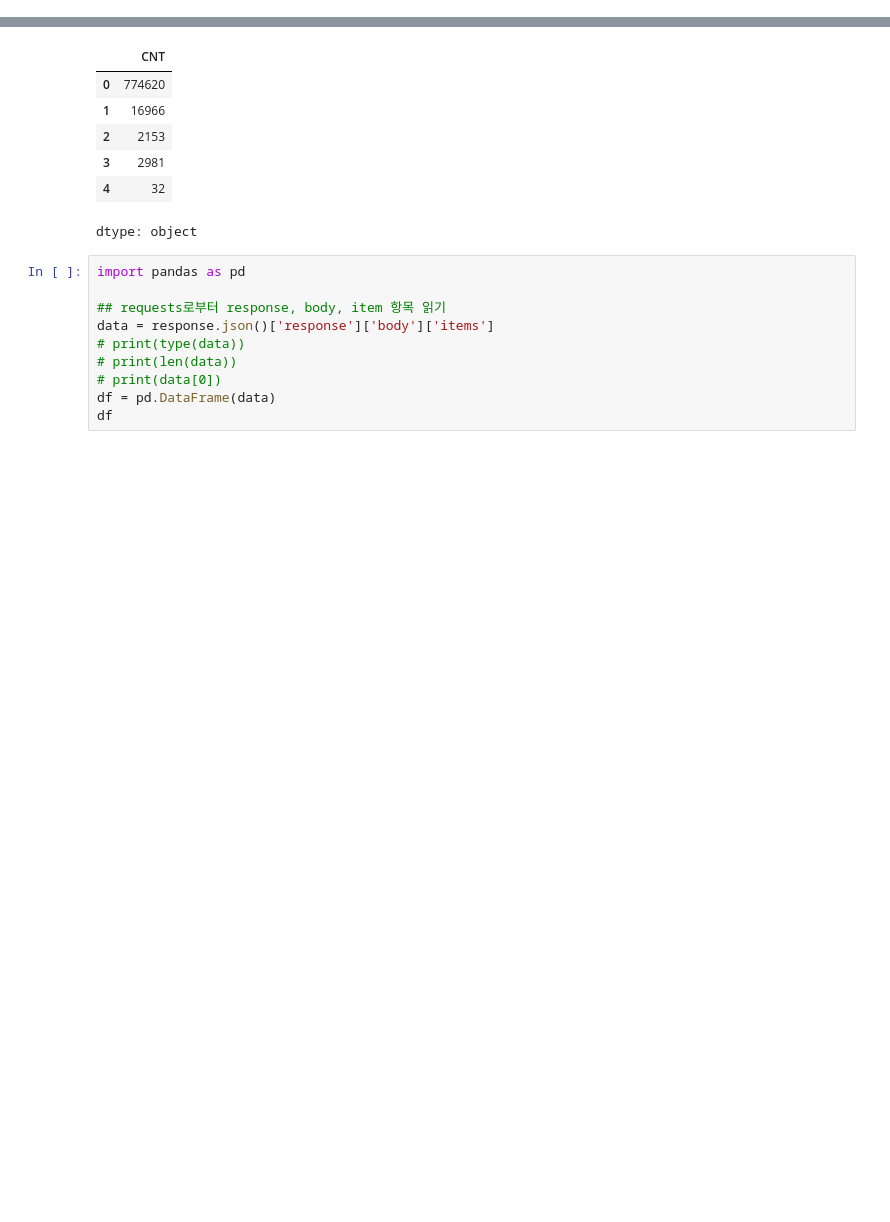
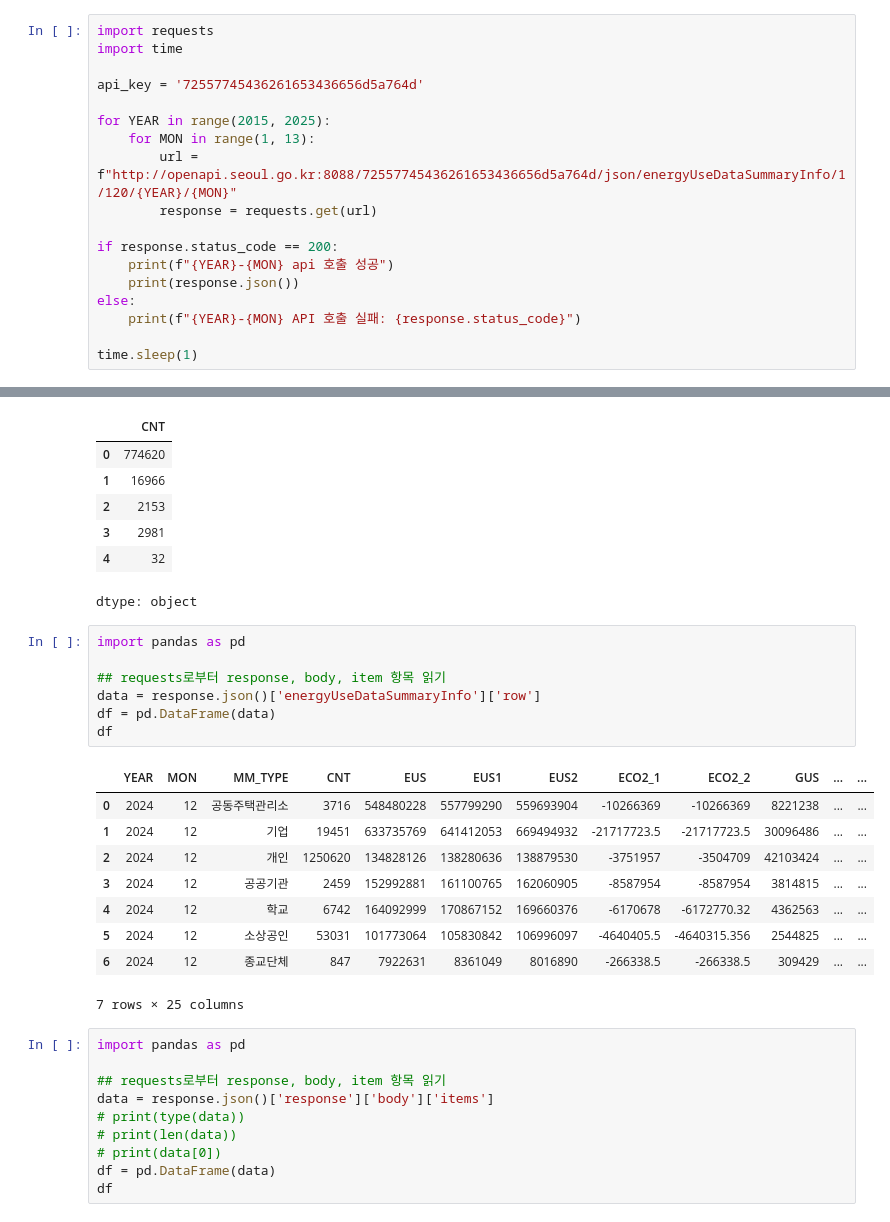
Before and after one commit to BaekJeongsuk/Data-Analysis-with-Open-Source, a Jupyter notebook: 오픈소스_데이터_분석_5강.ipynb, the cells around one changed output, grey strips where cells are left out. Saved outputs shown, nothing was run; the diff lists cells and outputs as text; blank space fills up the shorter version.

```diff
--- a/오픈소스_데이터_분석_5강.ipynb
+++ b/오픈소스_데이터_분석_5강.ipynb
@@ -238,3 +238,21 @@ for year in range(2015, 2025):
 print(data)
 # %% [output]
 {'RESULT': {'CODE': 'INFO-200', 'MESSAGE': '해당하는 데이터가 없습니다.'}}
+# %%
+import requests
+import time
+
+api_key = '72557745436261653436656d5a764d'
+
+for YEAR in range(2015, 2025):
+    for MON in range(1, 13):
+        url = f"http://openapi.seoul.go.kr:8088/72557745436261653436656d5a764d/json/energyUseDataSummaryInfo/1/120/{YEAR}/{MON}"
+        response = requests.get(url)
+
+if response.status_code == 200:
+    print(f"{YEAR}-{MON} api 호출 성공")
+    print(response.json())
+else:
+    print(f"{YEAR}-{MON} API 호출 실패: {response.status_code}")
+
+time.sleep(1)
@@ -261,6 +294,23 @@ df['CNT']
 | 3 | 2981 |
 | 4 | 32 |
 dtype: object
+# %%
+import pandas as pd
+
+## requests로부터 response, body, item 항목 읽기
+data = response.json()['energyUseDataSummaryInfo']['row']
+df = pd.DataFrame(data)
+df
+# %% [output]
+|  | YEAR | MON | MM_TYPE | CNT | EUS | EUS1 | EUS2 | ECO2_1 | ECO2_2 | GUS | ... | ... |
+| 0 | 2024 | 12 | 공동주택관리소 | 3716 | 548480228 | 557799290 | 559693904 | -10266369 | -10266369 | 8221238 | ... | ... |
+| 1 | 2024 | 12 | 기업 | 19451 | 633735769 | 641412053 | 669494932 | -21717723.5 | -21717723.5 | 30096486 | ... | ... |
+| 2 | 2024 | 12 | 개인 | 1250620 | 134828126 | 138280636 | 138879530 | -3751957 | -3504709 | 42103424 | ... | ... |
+| 3 | 2024 | 12 | 공공기관 | 2459 | 152992881 | 161100765 | 162060905 | -8587954 | -8587954 | 3814815 | ... | ... |
+| 4 | 2024 | 12 | 학교 | 6742 | 164092999 | 170867152 | 169660376 | -6170678 | -6172770.32 | 4362563 | ... | ... |
+| 5 | 2024 | 12 | 소상공인 | 53031 | 101773064 | 105830842 | 106996097 | -4640405.5 | -4640315.356 | 2544825 | ... | ... |
+| 6 | 2024 | 12 | 종교단체 | 847 | 7922631 | 8361049 | 8016890 | -266338.5 | -266338.5 | 309429 | ... | ... |
+7 rows × 25 columns
 # %%
 import pandas as pd
 
```
Also changed, not shown: parts of 2 cells of this notebook.
